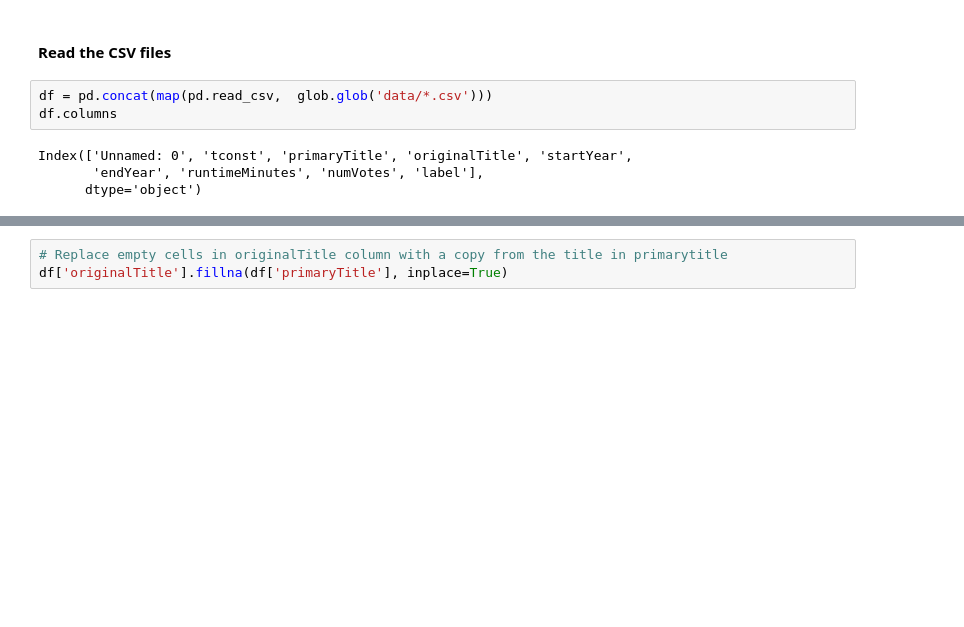
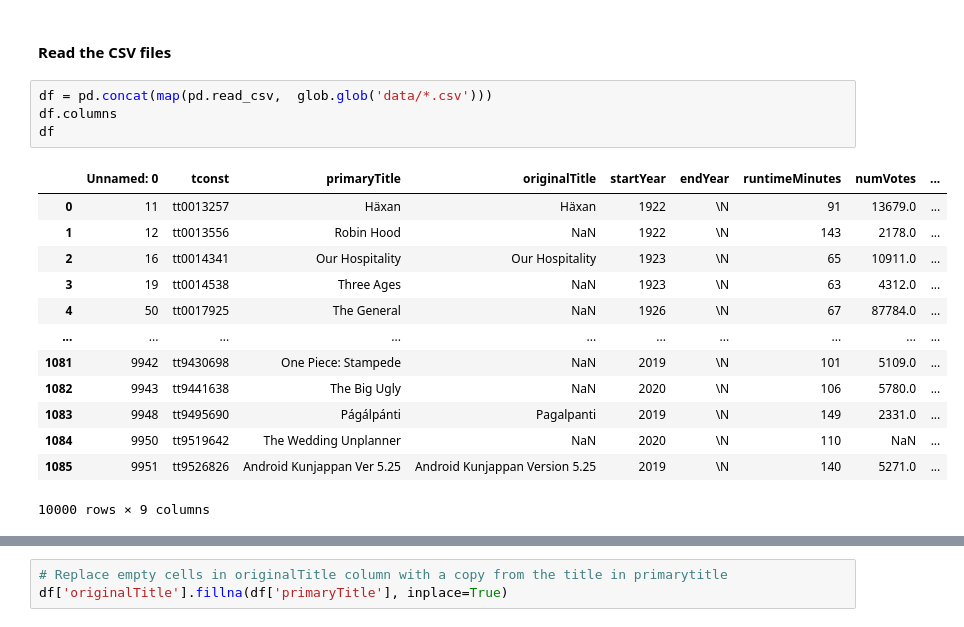
Before and after one commit to marholm/BigData_Project, a Jupyter notebook: main.ipynb, the cells around one changed output, grey strips where cells are left out. Saved outputs shown, nothing was run; the diff lists cells and outputs as text; blank space fills up the shorter version.

```diff
--- a/main.ipynb
+++ b/main.ipynb
@@ -7,7 +7,18 @@ import pandas as pd
 # %%
 df = pd.concat(map(pd.read_csv,  glob.glob('data/*.csv')))
 df.columns
+df
 # %% [output]
+|  | Unnamed: 0 | tconst | primaryTitle | originalTitle | startYear | endYear | runtimeMinutes | numVotes | ... |
+| 0 | 11 | tt0013257 | Häxan | Häxan | 1922 | \N | 91 | 13679.0 | ... |
+| 1 | 12 | tt0013556 | Robin Hood | NaN | 1922 | \N | 143 | 2178.0 | ... |
+| 2 | 16 | tt0014341 | Our Hospitality | Our Hospitality | 1923 | \N | 65 | 10911.0 | ... |
+| 3 | 19 | tt0014538 | Three Ages | NaN | 1923 | \N | 63 | 4312.0 | ... |
+| 4 | 50 | tt0017925 | The General | NaN | 1926 | \N | 67 | 87784.0 | ... |
+| ... | ... | ... | ... | ... | ... | ... | ... | ... | ... |
+| 1081 | 9942 | tt9430698 | One Piece: Stampede | NaN | 2019 | \N | 101 | 5109.0 | ... |
+| 1082 | 9943 | tt9441638 | The Big Ugly | NaN | 2020 | \N | 106 | 5780.0 | ... |
+| 1083 | 9948 | tt9495690 | Págálpánti | Pagalpanti | 2019 | \N | 149 | 2331.0 | ... |
+| 1084 | 9950 | tt9519642 | The Wedding Unplanner | NaN | 2020 | \N | 110 | NaN | ... |
+| 1085 | 9951 | tt9526826 | Android Kunjappan Ver 5.25 | Android Kunjappan Version 5.25 | 2019 | \N | 140 | 5271.0 | ... |
-Index(['Unnamed: 0', 'tconst', 'primaryTitle', 'originalTitle', 'startYear',
-       'endYear', 'runtimeMinutes', 'numVotes', 'label'],
-      dtype='object')
+10000 rows × 9 columns
```
Also changed, not shown: parts of 5 cells of this notebook.
